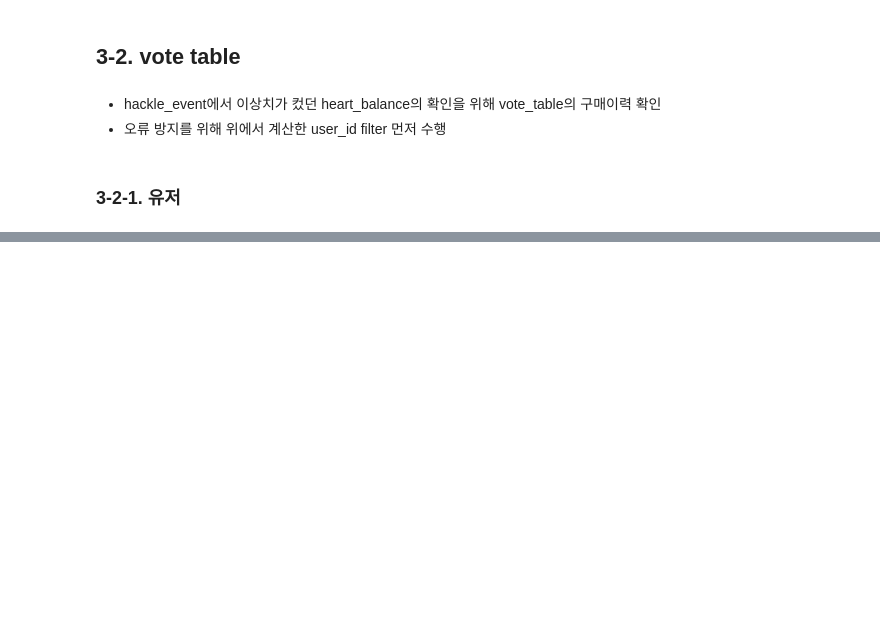
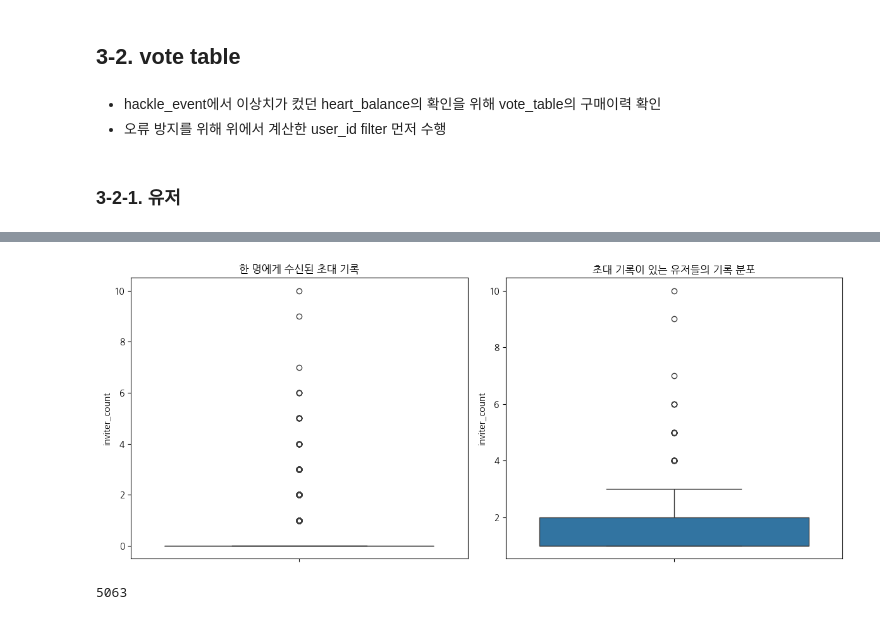
Before and after one commit to EtheriumArchive/Codeit_project, a Jupyter notebook: eda_damyeon_v2.ipynb, the cells around one changed output, grey strips where cells are left out. Drawn from its saved outputs; the diff is of its cells as text; code cells hidden in the pictures; blank space fills up the shorter version.

```diff
--- a/eda_damyeon_v2.ipynb
+++ b/eda_damyeon_v2.ipynb
@@ -552,0 +649,6 @@ memory usage: 82.7+ MB
+# %%
+# 유저별로 나를 초대한 사람이 몇 명인지 계산
+raw_user_contacts['inviter_count'] = raw_user_contacts['invite_user_id_list'].map(len)
+
+# 가장 많은 '초대자'를 보유한(가장 많이 초대된) 유저 확인
+raw_user_contacts.sort_values(by='inviter_count', ascending=False).head(5)
@@ -552,0 +675,6 @@ memory usage: 82.7+ MB
+# %%
+# 그럼 초대를 받은 사람들의 분포는?
+# 전체 5000명 중 초대를 받은 유저는 1158명, 약 20%
+inviter_codition = raw_user_contacts['inviter_count'] > 0
+invited_user = raw_user_contacts[inviter_codition]
+invited_user
@@ -552,0 +695,24 @@ memory usage: 82.7+ MB
+# %%
+fig, axes = plt.subplots(nrows=1, ncols=2, figsize=(12, 5))
+
+sns.boxplot(
+    data=raw_user_contacts['inviter_count'],
+    ax=axes[0]
+)
+axes[0].set_title('한 명에게 수신된 초대 기록')
+
+sns.boxplot(
+    data=invited_user['inviter_count'],
+    ax=axes[1]
+)
+axes[1].set_title('초대 기록이 있는 유저들의 기록 분포')
+
+plt.tight_layout()
+plt.show()
+# %% [output]
+[figure, added]
+# %%
+# user_id 중복값 없음!
+raw_user_contacts['user_id'].nunique()
+# %% [output]
+5063
```
Also changed, not shown: parts of 48 cells of this notebook.
